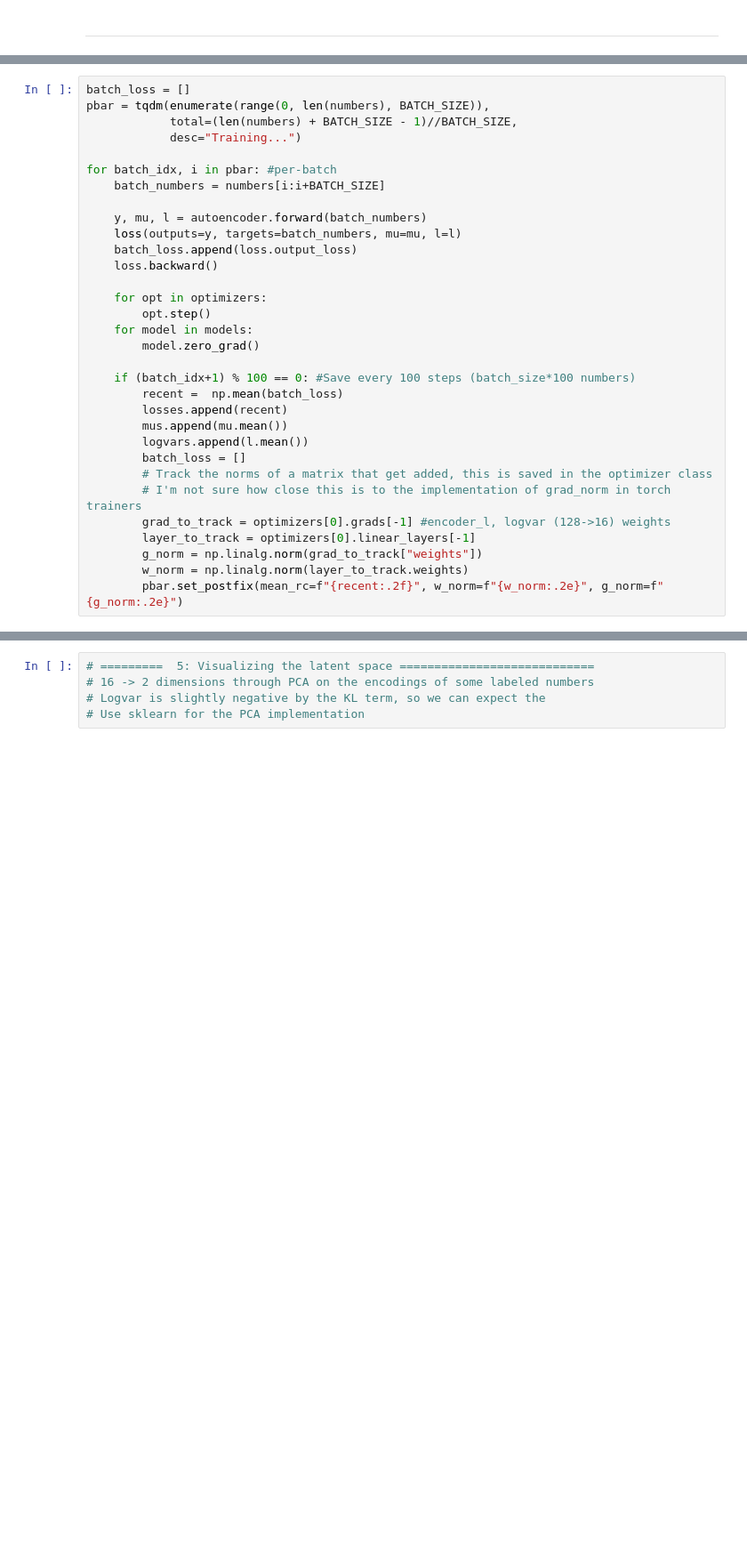
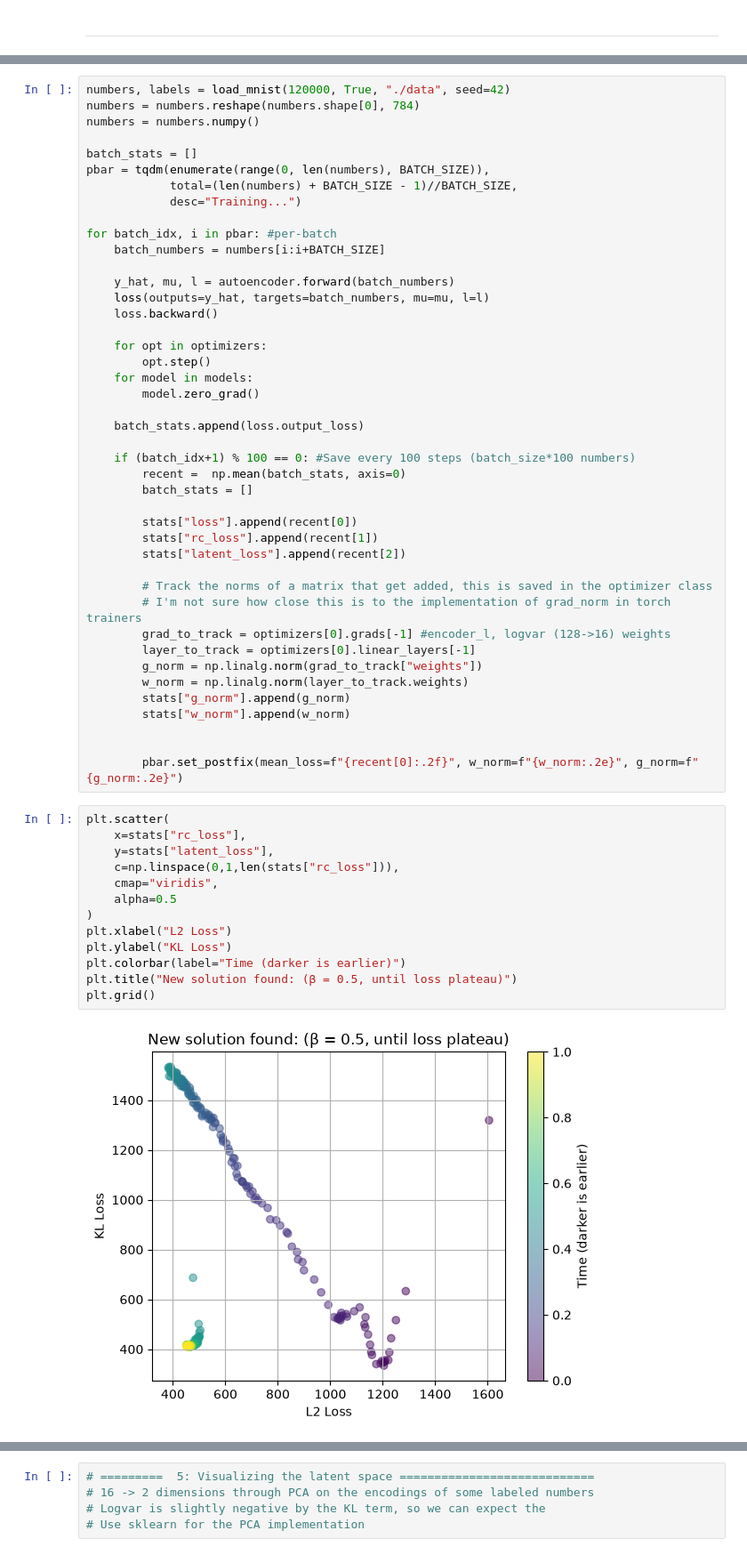
Before and after one commit to benphqm/numpy-variational-autoencoder, a Jupyter notebook: numpy-VAE.ipynb, the cells around one changed output, grey strips where cells are left out. Shown at 89% size. Drawn from its saved outputs; the diff is of its cells as text; blank space fills up the shorter version.

Commit message:
Number generation not done

```diff
--- a/numpy-VAE.ipynb
+++ b/numpy-VAE.ipynb
@@ -445,5 +429,9 @@ optimizers = [
 # %%
-batch_loss = []
+numbers, labels = load_mnist(120000, True, "./data", seed=42)
+numbers = numbers.reshape(numbers.shape[0], 784)
+numbers = numbers.numpy()
+
+batch_stats = []
 pbar = tqdm(enumerate(range(0, len(numbers), BATCH_SIZE)),
             total=(len(numbers) + BATCH_SIZE - 1)//BATCH_SIZE,
             desc="Training...")
@@ -451,9 +439,8 @@ pbar = tqdm(enumerate(range(0, len(numbers), BATCH_SIZE)),
 for batch_idx, i in pbar: #per-batch
     batch_numbers = numbers[i:i+BATCH_SIZE]
 
-    y, mu, l = autoencoder.forward(batch_numbers)
-    loss(outputs=y, targets=batch_numbers, mu=mu, l=l)
-    batch_loss.append(loss.output_loss)
+    y_hat, mu, l = autoencoder.forward(batch_numbers)
+    loss(outputs=y_hat, targets=batch_numbers, mu=mu, l=l)
     loss.backward()
 
     for opt in optimizers:
@@ -461,17 +448,40 @@ for batch_idx, i in pbar: #per-batch
     for model in models:
         model.zero_grad()
 
+    batch_stats.append(loss.output_loss)
+
     if (batch_idx+1) % 100 == 0: #Save every 100 steps (batch_size*100 numbers)
-        recent =  np.mean(batch_loss)
-        losses.append(recent)
-        mus.append(mu.mean())
-        logvars.append(l.mean())
-        batch_loss = []
+        recent =  np.mean(batch_stats, axis=0)
+        batch_stats = []
+
+        stats["loss"].append(recent[0])
+        stats["rc_loss"].append(recent[1])
+        stats["latent_loss"].append(recent[2])
+
         # Track the norms of a matrix that get added, this is saved in the optimizer class
         # I'm not sure how close this is to the implementation of grad_norm in torch trainers
         grad_to_track = optimizers[0].grads[-1] #encoder_l, logvar (128->16) weights
         layer_to_track = optimizers[0].linear_layers[-1]
         g_norm = np.linalg.norm(grad_to_track["weights"])
         w_norm = np.linalg.norm(layer_to_track.weights)
-        pbar.set_postfix(mean_rc=f"{recent:.2f}", w_norm=f"{w_norm:.2e}", g_norm=f"{g_norm:.2e}")
+        stats["g_norm"].append(g_norm)
+        stats["w_norm"].append(w_norm)
+
+
+        pbar.set_postfix(mean_loss=f"{recent[0]:.2f}", w_norm=f"{w_norm:.2e}", g_norm=f"{g_norm:.2e}")
+# %%
+plt.scatter(
+    x=stats["rc_loss"],
+    y=stats["latent_loss"],
+    c=np.linspace(0,1,len(stats["rc_loss"])),
+    cmap="viridis",
+    alpha=0.5
+)
+plt.xlabel("L2 Loss")
+plt.ylabel("KL Loss")
+plt.colorbar(label="Time (darker is earlier)")
+plt.title("New solution found: (β = 0.5, until loss plateau)")
+plt.grid()
+# %% [output]
+[figure, added]
 # %%
```
Also changed, not shown: parts of 22 cells of this notebook, 11 other files.
